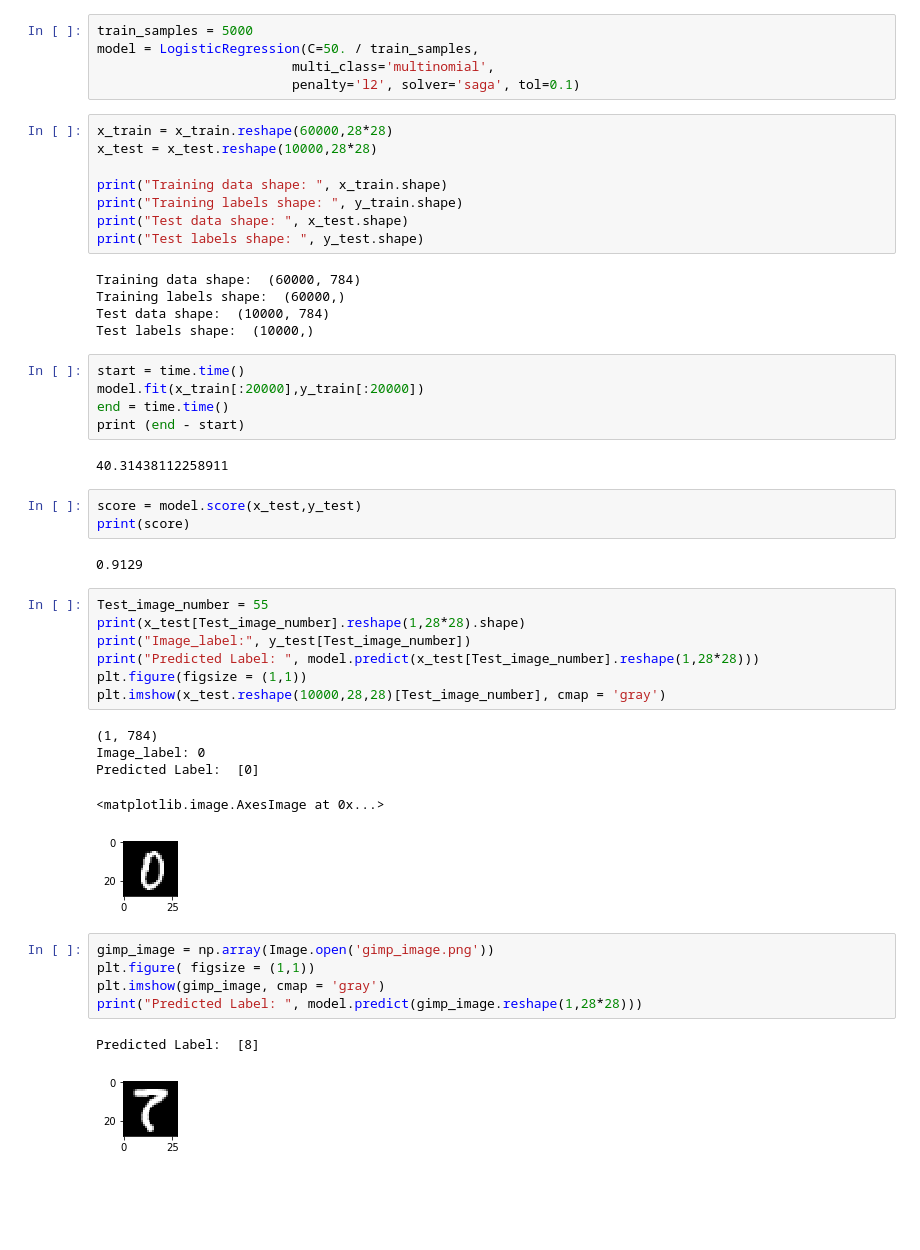
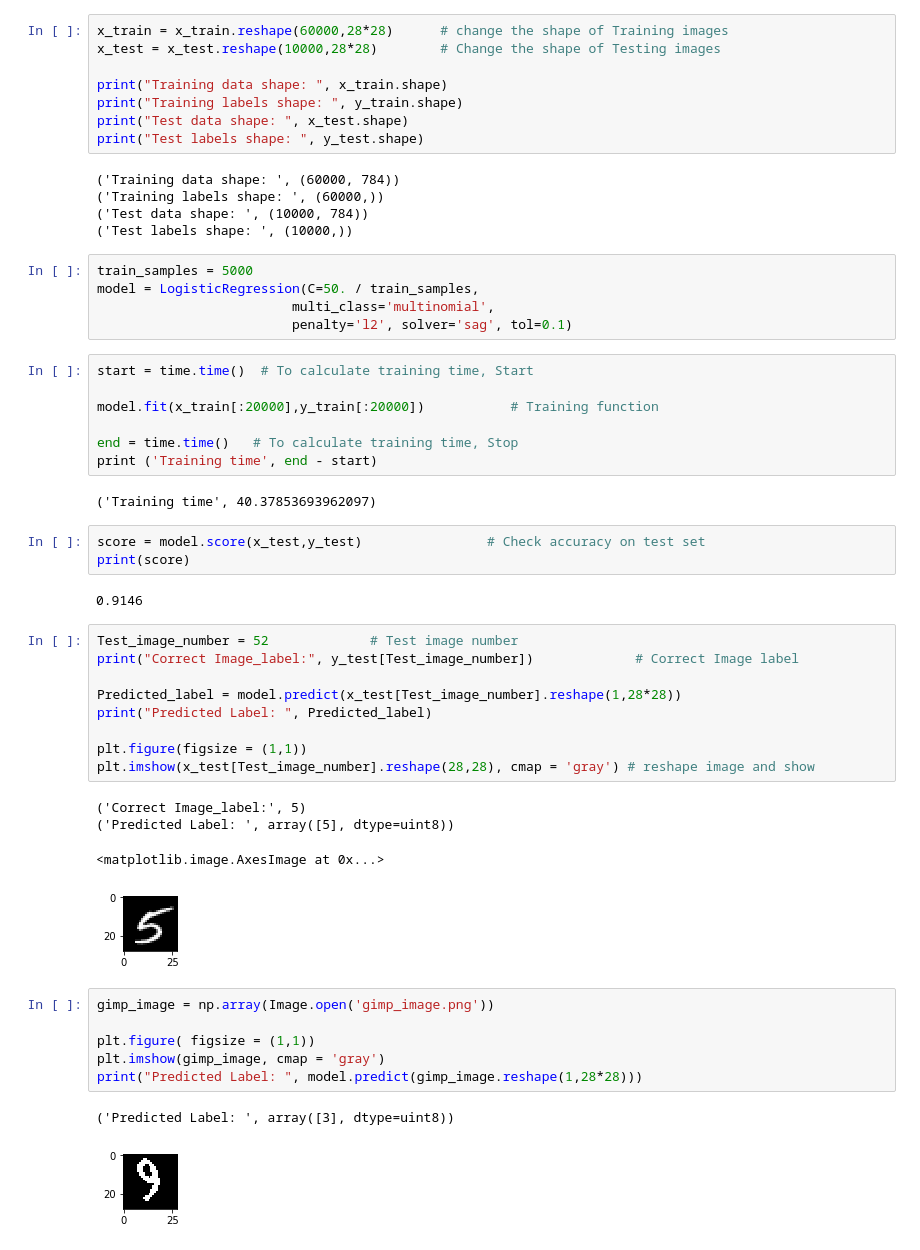
Before and after one commit to JoeySchwierking/Teach_machine_learning, a Jupyter notebook: Testing.ipynb, the cells around one changed output. Saved outputs shown, nothing was run; the diff lists cells and outputs as text; blank space fills up the shorter version.

Commit message:
Small changes in the Testing code

```diff
--- a/Testing.ipynb
+++ b/Testing.ipynb
@@ -40,52 +34,56 @@ Image_label: 7
 [figure]
+# %%
+x_train = x_train.reshape(60000,28*28)      # change the shape of Training images
+x_test = x_test.reshape(10000,28*28)        # Change the shape of Testing images
+
+print("Training data shape: ", x_train.shape)
+print("Training labels shape: ", y_train.shape)
+print("Test data shape: ", x_test.shape)
+print("Test labels shape: ", y_test.shape)
+# %% [output]
+('Training data shape: ', (60000, 784))
+('Training labels shape: ', (60000,))
+('Test data shape: ', (10000, 784))
+('Test labels shape: ', (10000,))
 # %%
 train_samples = 5000
 model = LogisticRegression(C=50. / train_samples,
                          multi_class='multinomial',
-                         penalty='l2', solver='saga', tol=0.1)
+                         penalty='l2', solver='sag', tol=0.1)
-# %%
-x_train = x_train.reshape(60000,28*28)
-x_test = x_test.reshape(10000,28*28)
-
-print("Training data shape: ", x_train.shape)
-print("Training labels shape: ", y_train.shape)
-print("Test data shape: ", x_test.shape)
-print("Test labels shape: ", y_test.shape)
-# %% [output]
-Training data shape:  (60000, 784)
-Training labels shape:  (60000,)
-Test data shape:  (10000, 784)
-Test labels shape:  (10000,)
 # %%
-start = time.time()
-model.fit(x_train[:20000],y_train[:20000])
-end = time.time()
-print (end - start)
+start = time.time()  # To calculate training time, Start
+
+model.fit(x_train[:20000],y_train[:20000])           # Training function
+
+end = time.time()   # To calculate training time, Stop
+print ('Training time', end - start)
 # %% [output]
-40.31438112258911
+('Training time', 40.37853693962097)
 # %%
-score = model.score(x_test,y_test)
+score = model.score(x_test,y_test)                # Check accuracy on test set
 print(score)
 # %% [output]
-0.9129
+0.9146
 # %%
-Test_image_number = 55
-print(x_test[Test_image_number].reshape(1,28*28).shape)
-print("Image_label:", y_test[Test_image_number])
-print("Predicted Label: ", model.predict(x_test[Test_image_number].reshape(1,28*28)))
+Test_image_number = 52             # Test image number
+print("Correct Image_label:", y_test[Test_image_number])             # Correct Image label
+
+Predicted_label = model.predict(x_test[Test_image_number].reshape(1,28*28))
+print("Predicted Label: ", Predicted_label)
+
 plt.figure(figsize = (1,1))
-plt.imshow(x_test.reshape(10000,28,28)[Test_image_number], cmap = 'gray')
+plt.imshow(x_test[Test_image_number].reshape(28,28), cmap = 'gray') # reshape image and show
 # %% [output]
-(1, 784)
-Image_label: 0
-Predicted Label:  [0]
+('Correct Image_label:', 5)
+('Predicted Label: ', array([5], dtype=uint8))
 <matplotlib.image.AxesImage at 0x...>
-[figure, old version]
+[figure, new version]
 # %%
 gimp_image = np.array(Image.open('gimp_image.png'))
+
 plt.figure( figsize = (1,1))
 plt.imshow(gimp_image, cmap = 'gray')
 print("Predicted Label: ", model.predict(gimp_image.reshape(1,28*28)))
 # %% [output]
-Predicted Label:  [8]
+('Predicted Label: ', array([3], dtype=uint8))
-[figure, old version]
+[figure, new version]
```
Also changed, not shown: parts of 3 cells of this notebook, 1 other file.
